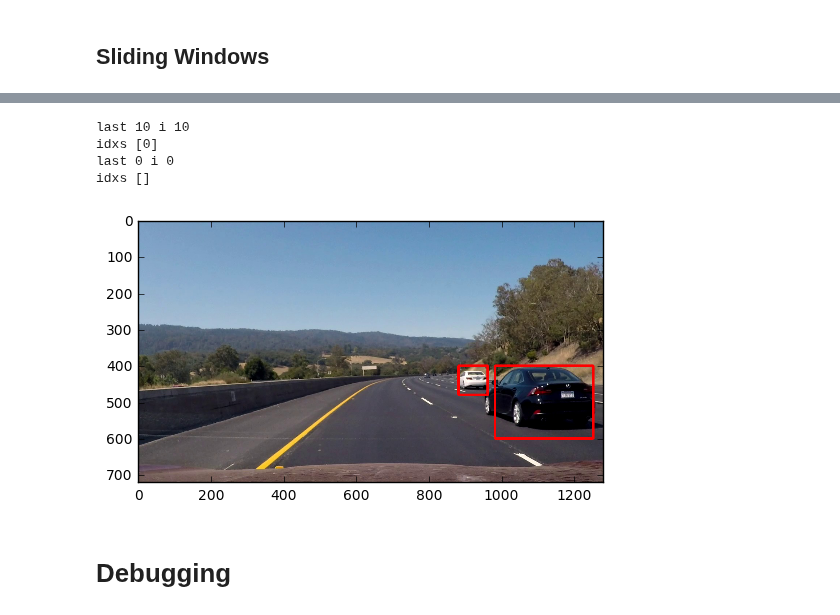
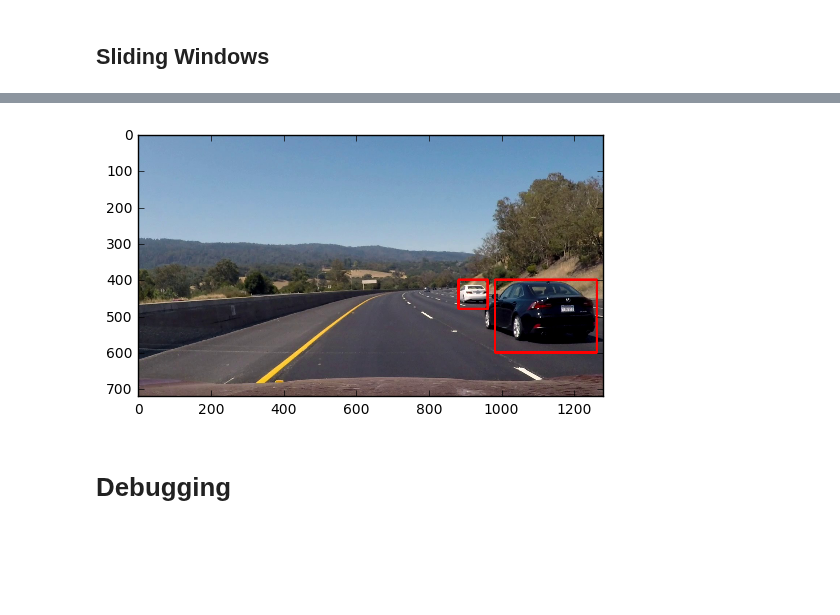
Before and after one commit to soon-yau/SDCND_Term1, a Jupyter notebook: vehicle-detect-tracking/vehicle-detect-track.ipynb, the cells around one changed output, grey strips where cells are left out. Cells and saved outputs as stored; diff of their text form; code cells hidden in the pictures; blank space fills up the shorter version.

```diff
--- a/vehicle-detect-tracking/vehicle-detect-track.ipynb
+++ b/vehicle-detect-tracking/vehicle-detect-track.ipynb
@@ -30,7 +30,7 @@ def extract_hog(img, pix_per_cell=8, cell_per_block=2, orient=9, hog_idx=None):
         return hog_features[hog_idx]
 
 # Define a function to compute color histogram features
-def color_hist(img, nbins=16, bins_range=(0, 256)):
+def color_hist(img, nbins=32, bins_range=(0, 256)):
     # Compute the histogram of the RGB channels separately
     rhist = np.histogram(img[:,:,0], bins=nbins, range=bins_range, density=True)
     ghist = np.histogram(img[:,:,1], bins=nbins, range=bins_range, density=True)
@@ -226,7 +226,7 @@ KeyboardInterrupt:
 # %% [markdown]
 # SVM
 # %%
-X_train, X_test, y_train, y_test=process_datasets(features='hog_and_color', color_space='YUV')
+X_train, X_test, y_train, y_test=process_datasets(features='hog_and_color', color_space='LUV')
 
 clf=svm.SVC(kernel='linear')
 clf.fit(X_train,y_train)
@@ -239,7 +239,7 @@ Validation accuray 0.9747
 # %%
 def predict_vehicle(clf, image):
     image=cv2.resize(image,(64,64))
-    feat=extract_features(image, feature='hog_and_color', color_space='YUV')
+    feat=extract_features(image, feature='hog_and_color', color_space='LUV')
 
     feat=feat.reshape(1,-1)
     #scaler=StandardScaler().fit(feat.astype(np.float64))
@@ -292,8 +295,8 @@ def sliding_window_row(img, window_size, step_size, y_loc, dbg=False):
 # %%
 # window size, steps, and y positions (start,end) to search
 multiscale_windows=[[(80,80),(20,20),(400,500)],
-                    [(100,100),(20,20),(400,500)],
-                    [(200,200),(50,50),(400,660)]
+                    [(100,100),(20,20),(400,660)],
+                    [(150,150),(50,50),(400,660)]
                    ]
 
 def detect_car(img, multiscale_windows):
@@ -303,7 +306,7 @@ def detect_car(img, multiscale_windows):
             if box is not None:
                 #img3=draw_boxes(img3, [box],thick=6)
                 boxes.append(box)
-    return boxes
+    return np.array(boxes)
 # %%
 %matplotlib inline
 boxes=detect_car(img, multiscale_windows)
@@ -311,15 +314,14 @@ boxes=detect_car(img, multiscale_windows)
 # part of code taken from http://www.pyimagesearch.com/2014/11/17/non-maximum-suppression-object-detection-python/
 # to find overlapping rectangles
 
-def clean_up_boxes(bounding_boxes, overlapThresh):
-    if len(bounding_boxes)==0:
+def clean_up_boxes(boxes, overlapThresh):
+    if len(boxes)==0:
         return []
 
     # initialise clean boxes
     cleaned_boxes=[]
 
     # grab coordinates of the bounding boxes
-    boxes=np.array(bounding_boxes)
 
     x1 = boxes[:,0,0]
     y1 = boxes[:,0,1]
@@ -330,15 +332,15 @@ def clean_up_boxes(bounding_boxes, overlapThresh):
     # boxes by the bottom-right y-coordinate of the bounding box
     area = (x2 - x1 + 1) * (y2 - y1 + 1)
     idxs = np.argsort(y2)
-
-    count=11
-    while len(idxs) > 0 and count > 0:
+    count=len(idxs)
+    while len(idxs) > 0 and count>0:
         count=count-1
         last = len(idxs)-1
         i=idxs[last]
-        suppress=[i]
+        suppress=[]
+        overlap_flag=False
+        for pos in range(0, last):
 
-        for pos in range(0, last):
             # grab the current index
             j = idxs[pos]
 
@@ -356,42 +358,44 @@ def clean_up_boxes(bounding_boxes, overlapThresh):
 
             # compute the ratio of overlap between the computed
             # bounding box and the bounding box in the area list
             overlap = float(w * h) / area[j]
 
             # if there is sufficient overlap, merge them
             # and mark the current box to be deleted
             if overlap > overlapThresh:
                 x1[i]=min(x1[i],x1[j])
                 y1[i]=min(y1[i],y1[j])
                 x2[i]=max(x2[i],x2[j])
                 y2[i]=max(y2[i],y2[j])
                 suppress.append(pos)
+                overlap_flag=True
+            else:
+                overlap_flag=False
 
+        if overlap_flag==False:
+            cleaned_boxes.append(((x1[i],y1[i]),(x2[i],y2[i])))
+            suppress.append(last)
 
-        cleaned_boxes.append(((x1[i],y1[i]),(x2[i],y2[i])))
         idxs = np.delete(idxs, suppress)
-        print('last',last, 'i', i)
-        print('idxs', idxs)
+        #print('last',last, 'i', i)
+        #print('suppress',suppress,'idxs', idxs)
         # delete all indexes from the index list that are in the
         # suppression list
 
 
     #for i in idxs:
     #    cleaned_boxes.append(((x1[i],y1[i]),(x2[i],y2[i])))
 
     return cleaned_boxes
 
-boxes=clean_up_boxes(boxes, 0.1)
+
+boxes=clean_up_boxes(boxes, 0.4)
 img3=draw_boxes(img, boxes,thick=6)
 
 plt.imshow(img3)
 plt.show()
 # %% [output]
-last 10 i 10
-idxs [0]
-last 0 i 0
-idxs []
-[figure, old version]
+[figure, new version]
 # %% [markdown]
 # Debugging
 # %%
```
Also changed, not shown: parts of 3 cells of this notebook.
